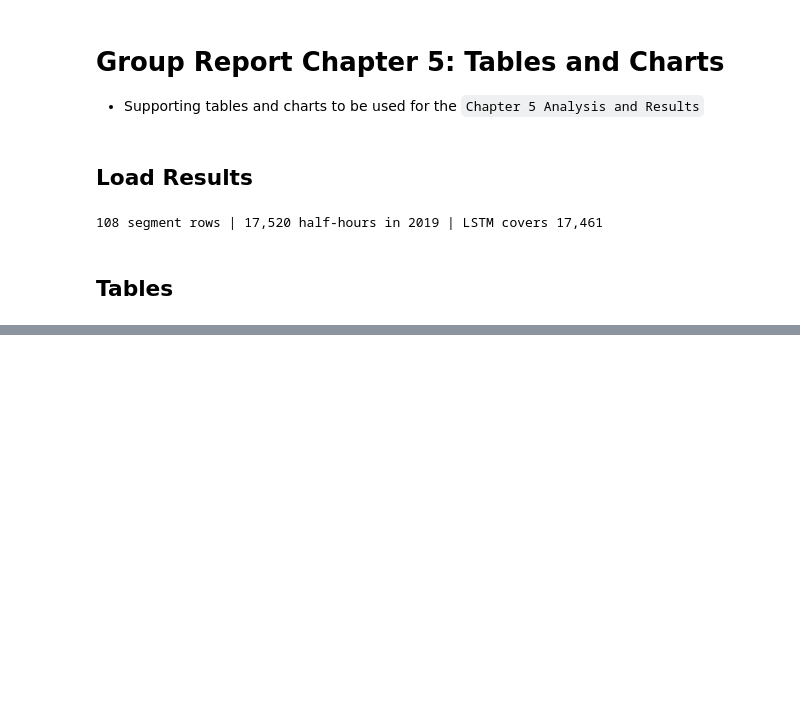
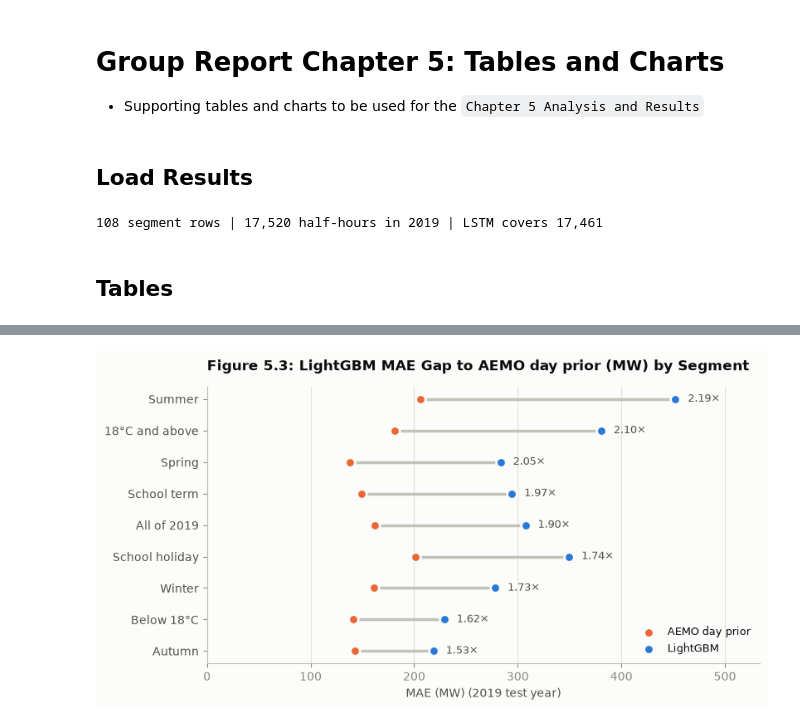
Before and after one commit to danielc088/ZZSC9020-group-A, a Jupyter notebook: src/report-chapter5-tables-charts.ipynb, the cells around one changed output, grey strips where cells are left out. Cells and saved outputs as stored; diff of their text form; code cells hidden in the pictures; blank space fills up the shorter version.

```diff
--- a/src/report-chapter5-tables-charts.ipynb
+++ b/src/report-chapter5-tables-charts.ipynb
@@ -99,0 +132,6 @@ KeyError: 'naive'
+# %%
+# Table 5.3: MAE (MW) by model + segment
+mae = by_segment('mae')
+skill = ((1 - mae.loc['lightgbm'] / mae.loc['baseline']) * 100).rename('LightGBM skill (%)')
+print('Table 5.3: MAE (MW) by model and segment')
+print(pd.concat([mae.rename(index=NAMES), skill.to_frame().T]).rename(columns=SEGMENTS).to_string(float_format=fmt(1)))
@@ -99,0 +346,19 @@ KeyError: 'naive'
+# %%
+# Figure 5.3: LightGBM (MW)'s Gap to AEMO by segment (sorted by the ratio)
+g = table_58.sort_values('Ratio')
+y = np.arange(len(g))
+fig, ax = plt.subplots(figsize=(8.2, 4.4))
+ax.hlines(y, g['AEMO day prior (MW)'], g['LightGBM (MW)'], color=AXIS, linewidth=2.5, zorder=1)
+ax.scatter(g['AEMO day prior (MW)'], y, s=70, color=ORANGE, edgecolor=SURFACE, linewidth=2, zorder=3, label='AEMO day prior')
+ax.scatter(g['LightGBM (MW)'], y, s=70, color=BLUE, edgecolor=SURFACE, linewidth=2, zorder=3, label='LightGBM')
+for yi, (lg, ratio) in zip(y, g[['LightGBM (MW)', 'Ratio']].values):
+    ax.text(lg + 12, yi, f'{ratio:.2f}×', va='center', fontsize=9, color=INK2)
+ax.set_yticks(y)
+ax.set_yticklabels(g.index.map(SEGMENTS), color=INK2)
+ax.set_xlim(0, g['LightGBM (MW)'].max() * 1.18)
+ax.set_xlabel('MAE (MW) (2019 test year)')
+ax.xaxis.grid(True); ax.set_axisbelow(True)
+ax.legend(loc='lower right', frameon=False, fontsize=9)
+finish(fig, ax, 'Figure 5.3: LightGBM MAE Gap to AEMO day prior (MW) by Segment')
+# %% [output]
+[figure, added]
```
Also changed, not shown: parts of 16 cells of this notebook, 1 other file.
